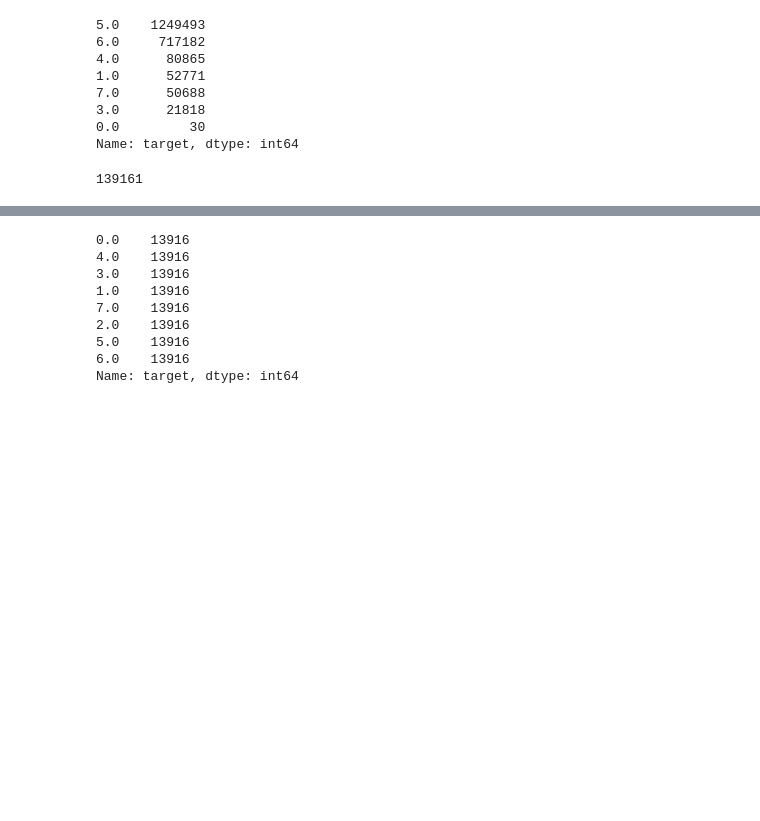
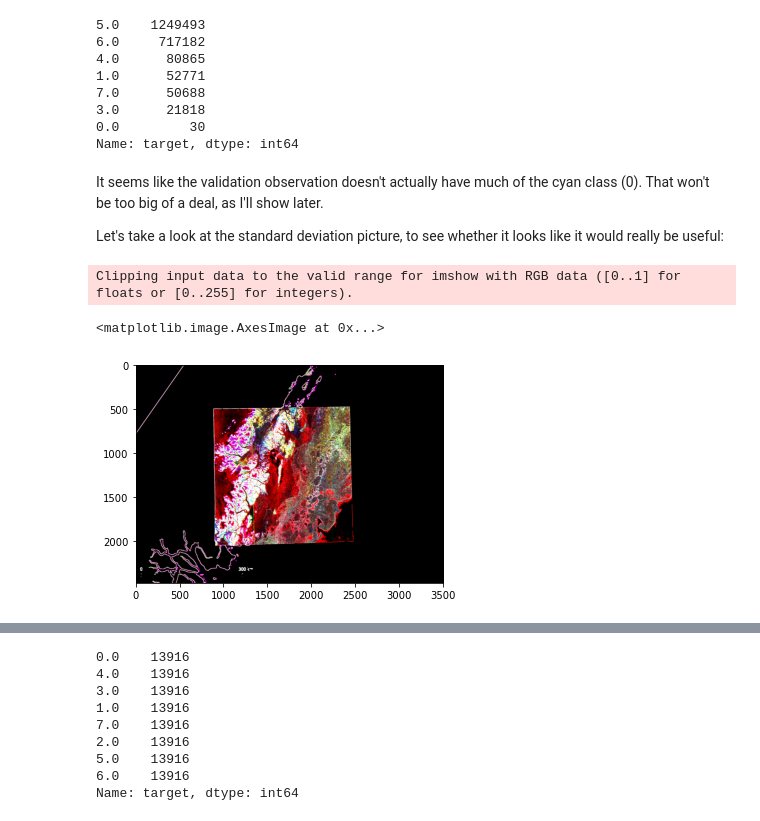
Before and after one commit to Eric-Sawyer/sea_ice_ML, a Jupyter notebook: sea_ice_analysis.ipynb, the cells around one changed output, grey strips where cells are left out. Drawn from its saved outputs; the diff is of its cells as text; code cells hidden in the pictures; blank space fills up the shorter version.

```diff
--- a/sea_ice_analysis.ipynb
+++ b/sea_ice_analysis.ipynb
@@ -10,8 +58,9 @@ from sklearn.metrics import confusion_matrix
 from sklearn.utils import resample
 import pandas as pd
 import seaborn as sns
-plt.rcParams['figure.figsize'] = [6, 6]
-%matplotlib widget
+#plt.rcParams['figure.figsize'] = [6, 6]
+#%matplotlib widget
+%matplotlib inline
 from PIL import Image
 from tensorflow import keras
 import warnings
@@ -397,7 +484,14 @@ target_val_all.target.value_counts()
 3.0      21818
 0.0         30
 Name: target, dtype: int64
-# %%
-target_train_all.target.value_counts().sort_values()[2]
-# %% [output]
-139161
+# %% [markdown]
+It seems like the validation observation doesn't actually have much of the cyan class (0). That won't be too big of a deal, as I'll show later.
+
+Let's take a look at the standard deviation picture, to see whether it looks like it would really be useful:
+# %%
+plt.figure()
+plt.imshow(10*stdpicsave.astype(int))
+# %% [output]
+Clipping input data to the valid range for imshow with RGB data ([0..1] for floats or [0..255] for integers).
+<matplotlib.image.AxesImage at 0x...>
+[figure, added]
```
Also changed, not shown: parts of 127 cells of this notebook.
